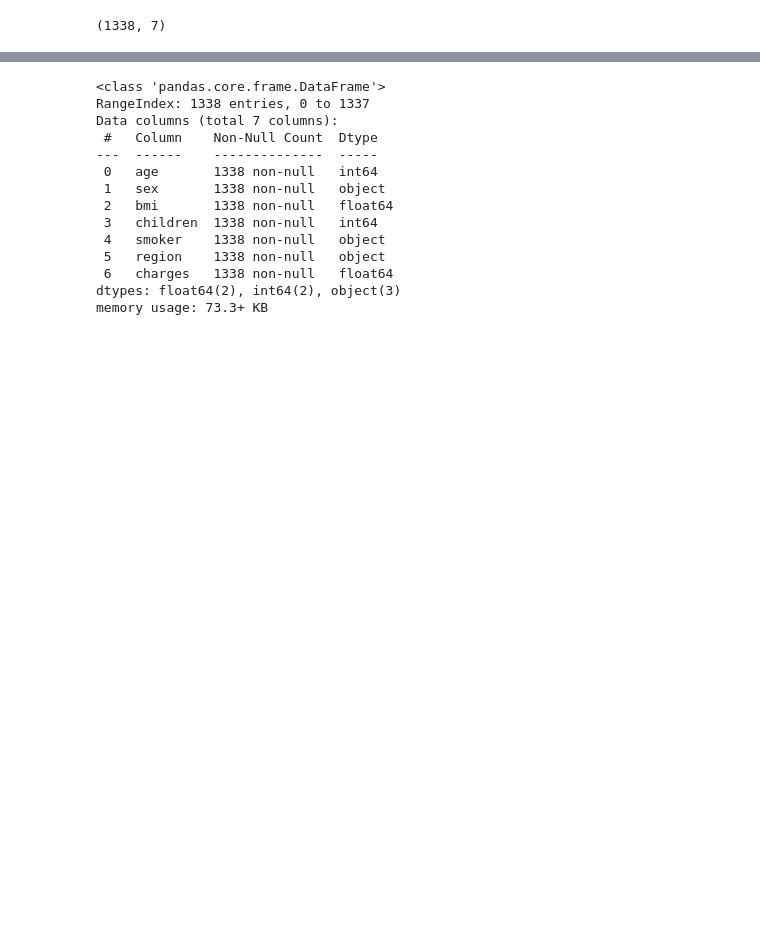
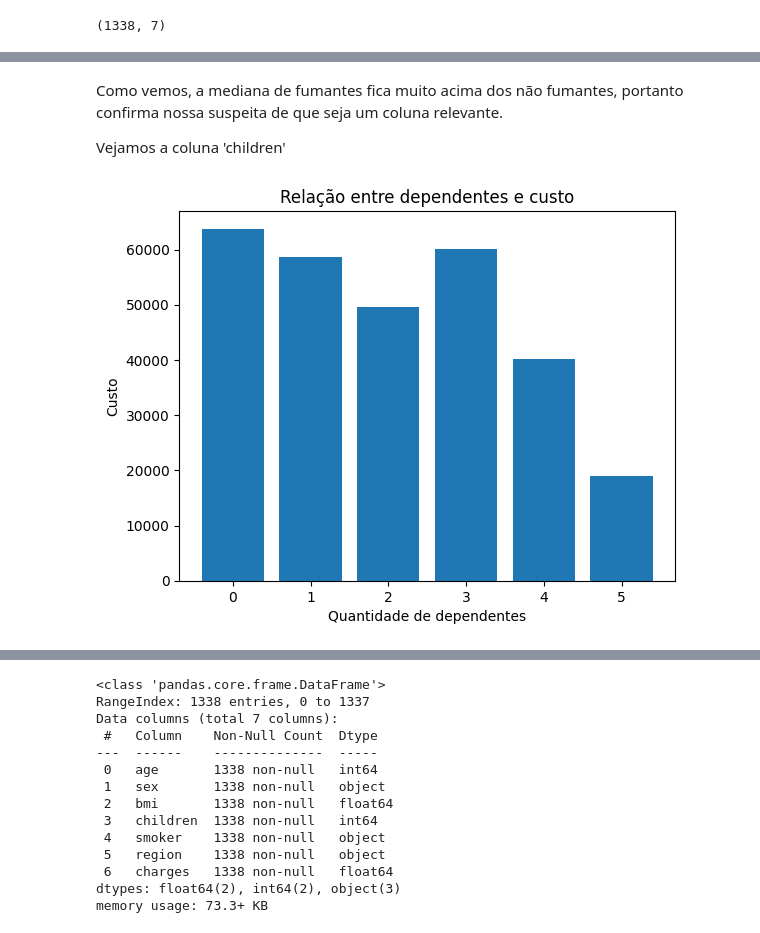
Before and after one commit to luizaaca/FIAP, a Jupyter notebook: ML/notebooks/Desafio_Insurance.ipynb, the cells around one changed output, grey strips where cells are left out. Cells and saved outputs as stored; diff of their text form; code cells hidden in the pictures; blank space fills up the shorter version.

```diff
--- a/ML/notebooks/Desafio_Insurance.ipynb
+++ b/ML/notebooks/Desafio_Insurance.ipynb
@@ -30,0 +46,12 @@ df.shape
+# %% [markdown]
+Como vemos, a mediana de fumantes fica muito acima dos não fumantes, portanto confirma nossa suspeita de que seja um coluna relevante.
+
+Vejamos a coluna 'children'
+# %%
+plt.bar(df['children'], df['charges'])
+plt.xlabel('Quantidade de dependentes')
+plt.ylabel('Custo')
+plt.title('Relação entre dependentes e custo')
+plt.show()
+# %% [output]
+[figure, added]
```
Also changed, not shown: parts of 48 cells of this notebook.
